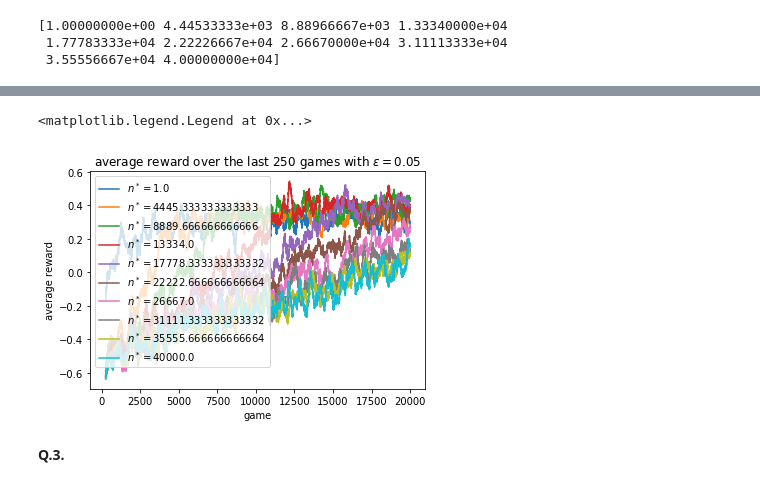
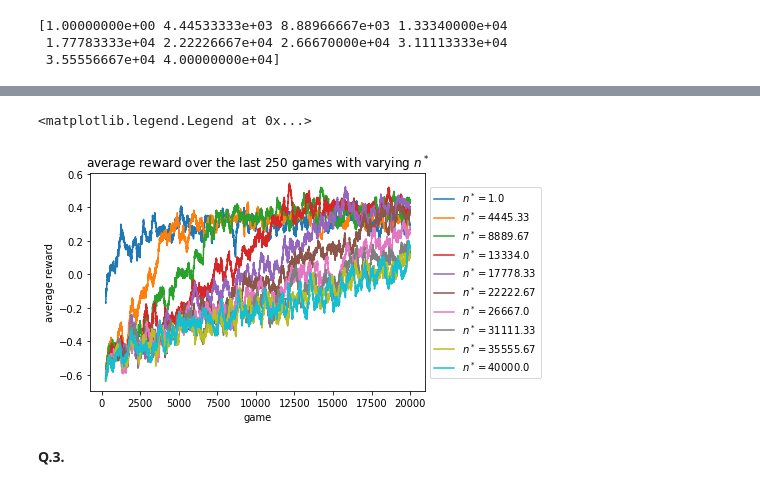
Before and after one commit to Noam-Ghenassia/ANN_miniproject, a Jupyter notebook: Q-learning.ipynb, the cells around one changed output, grey strips where cells are left out. Cells and saved outputs as stored; diff of their text form; code cells hidden in the pictures.

Commit message:
better graph and final version Q-learning results

```diff
--- a/Q-learning.ipynb
+++ b/Q-learning.ipynb
@@ -56,16 +63,16 @@ for n_star in n_stars:
 # %%
 window_size = 250
 
 plt.figure(0)
 for n_star, rewards in zip(n_stars, rewards_iter):
-    plt.plot(np.arange(training_number-window_size+1)+window_size, np.convolve(rewards, np.ones(window_size), 'valid') / window_size, label=r'$n^*=${}'.format(n_star))
+    plt.plot(np.arange(training_number-window_size+1)+window_size, np.convolve(rewards, np.ones(window_size), 'valid') / window_size, label=r'$n^*=${}'.format(np.round(n_star, decimals=2)))
 plt.xlabel('game')
 plt.ylabel('average reward')
 plt.title(r'average reward over the last 250 games with varying $n^*$')
-plt.legend()
+plt.legend(loc='center left', bbox_to_anchor=(1, 0.5))
 # %% [output]
 <matplotlib.legend.Legend at 0x...>
-[figure, old version]
+[figure, new version]
 # %% [markdown]
 **Q.3.**
 # %%
```
Also changed, not shown: parts of 17 cells of this notebook.
